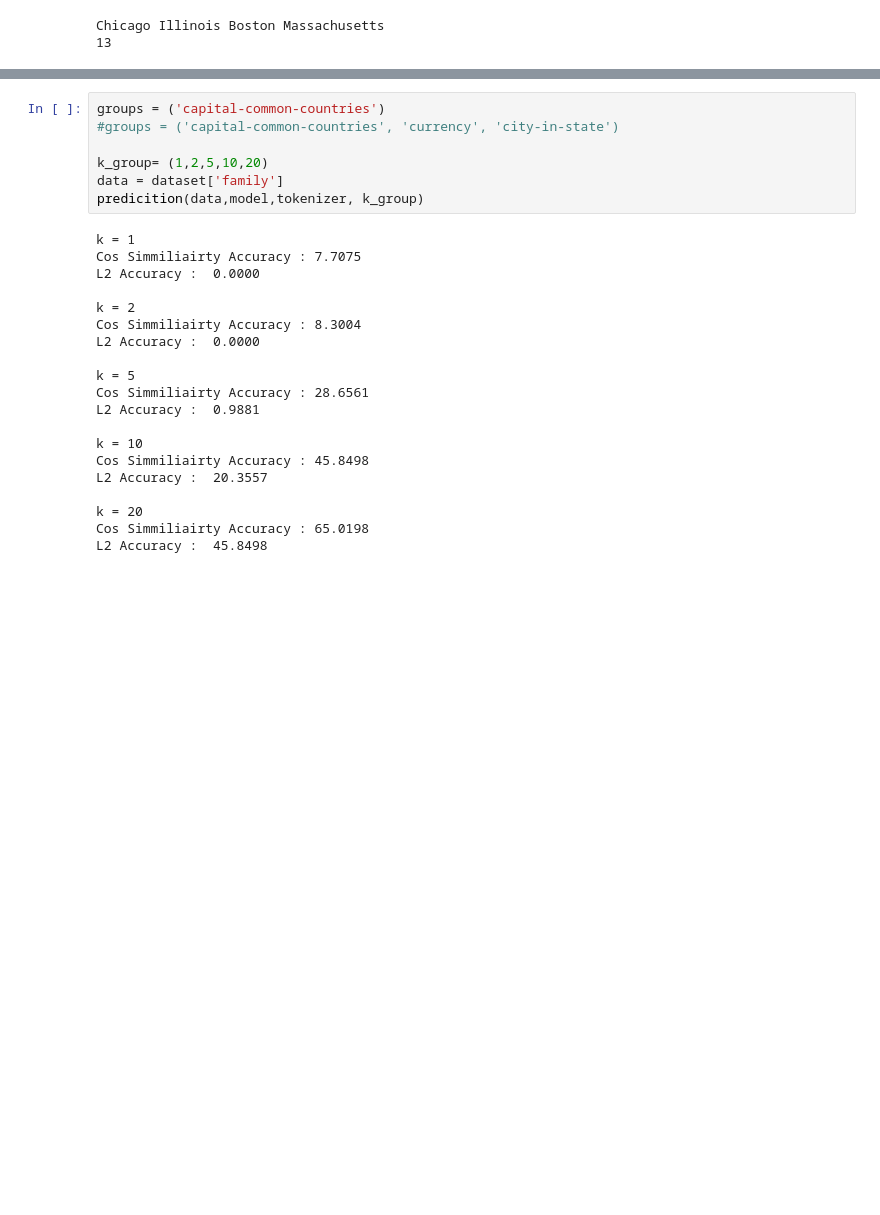
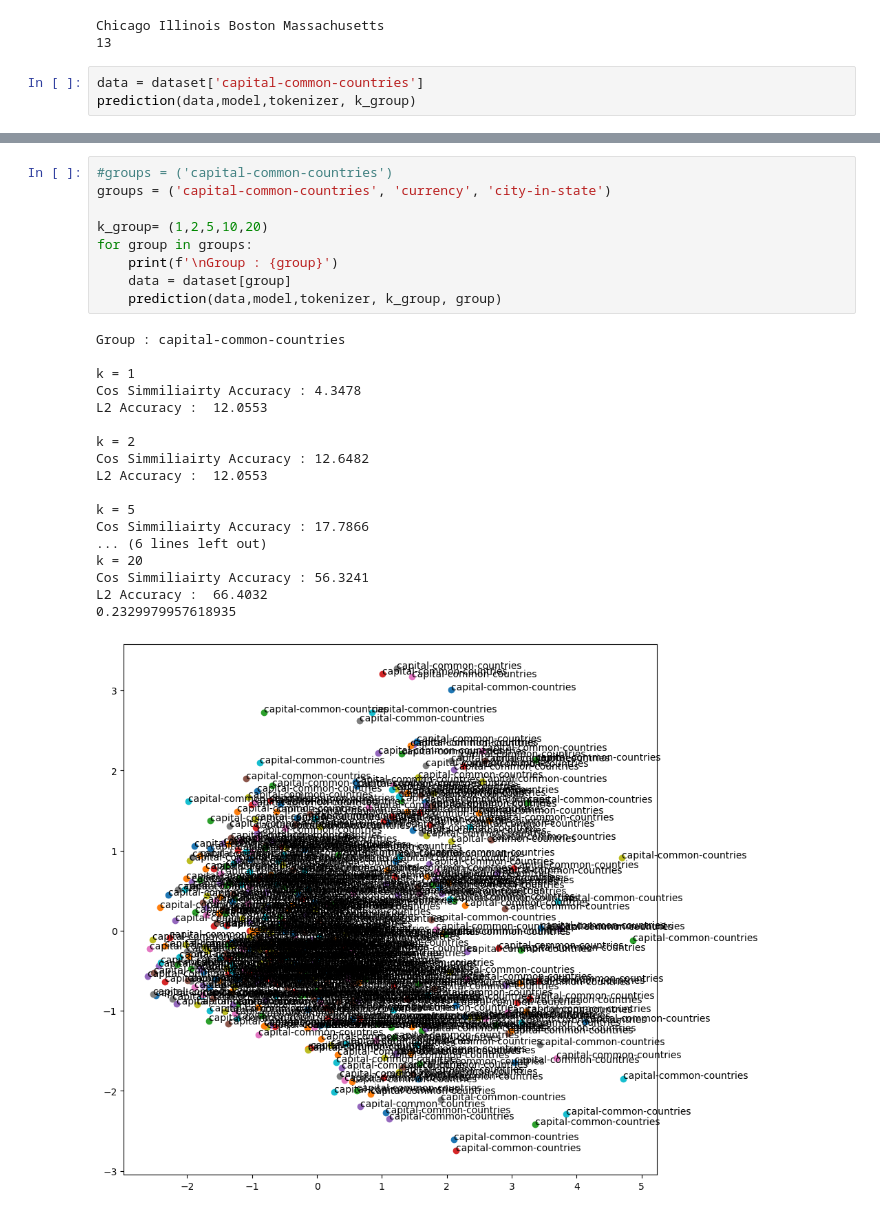
Before and after one commit to PietroC21/Transformers, a Jupyter notebook: bert.ipynb, the cells around one changed output, grey strips where cells are left out. Saved outputs shown, nothing was run; the diff lists cells and outputs as text; blank space fills up the shorter version.

```diff
--- a/bert.ipynb
+++ b/bert.ipynb
@@ -161,3 +182,6 @@ print(max_len)
 # %% [output]
 Chicago Illinois Boston Massachusetts
 13
+# %%
+data = dataset['capital-common-countries']
+prediction(data,model,tokenizer, k_group)
@@ -164,27 +208,28 @@ Chicago Illinois Boston Massachusetts
 # %%
-groups = ('capital-common-countries')
-#groups = ('capital-common-countries', 'currency', 'city-in-state')
+#groups = ('capital-common-countries')
+groups = ('capital-common-countries', 'currency', 'city-in-state')
 
 k_group= (1,2,5,10,20)
-data = dataset['family']
-predicition(data,model,tokenizer, k_group)
+for group in groups:
+    print(f'\nGroup : {group}')
+    data = dataset[group]
+    prediction(data,model,tokenizer, k_group, group)
 # %% [output]
+Group : capital-common-countries
+
 k = 1
-Cos Simmiliairty Accuracy : 7.7075
-L2 Accuracy :  0.0000
+Cos Simmiliairty Accuracy : 4.3478
+L2 Accuracy :  12.0553
 
 k = 2
-Cos Simmiliairty Accuracy : 8.3004
-L2 Accuracy :  0.0000
+Cos Simmiliairty Accuracy : 12.6482
+L2 Accuracy :  12.0553
 
 k = 5
-Cos Simmiliairty Accuracy : 28.6561
-L2 Accuracy :  0.9881
-
-k = 10
-Cos Simmiliairty Accuracy : 45.8498
-L2 Accuracy :  20.3557
-
+Cos Simmiliairty Accuracy : 17.7866
+... (6 lines left out)
 k = 20
-Cos Simmiliairty Accuracy : 65.0198
-L2 Accuracy :  45.8498
+Cos Simmiliairty Accuracy : 56.3241
+L2 Accuracy :  66.4032
+0.2329979957618935
+[figure, added]
```
Also changed, not shown: parts of 13 cells of this notebook.
